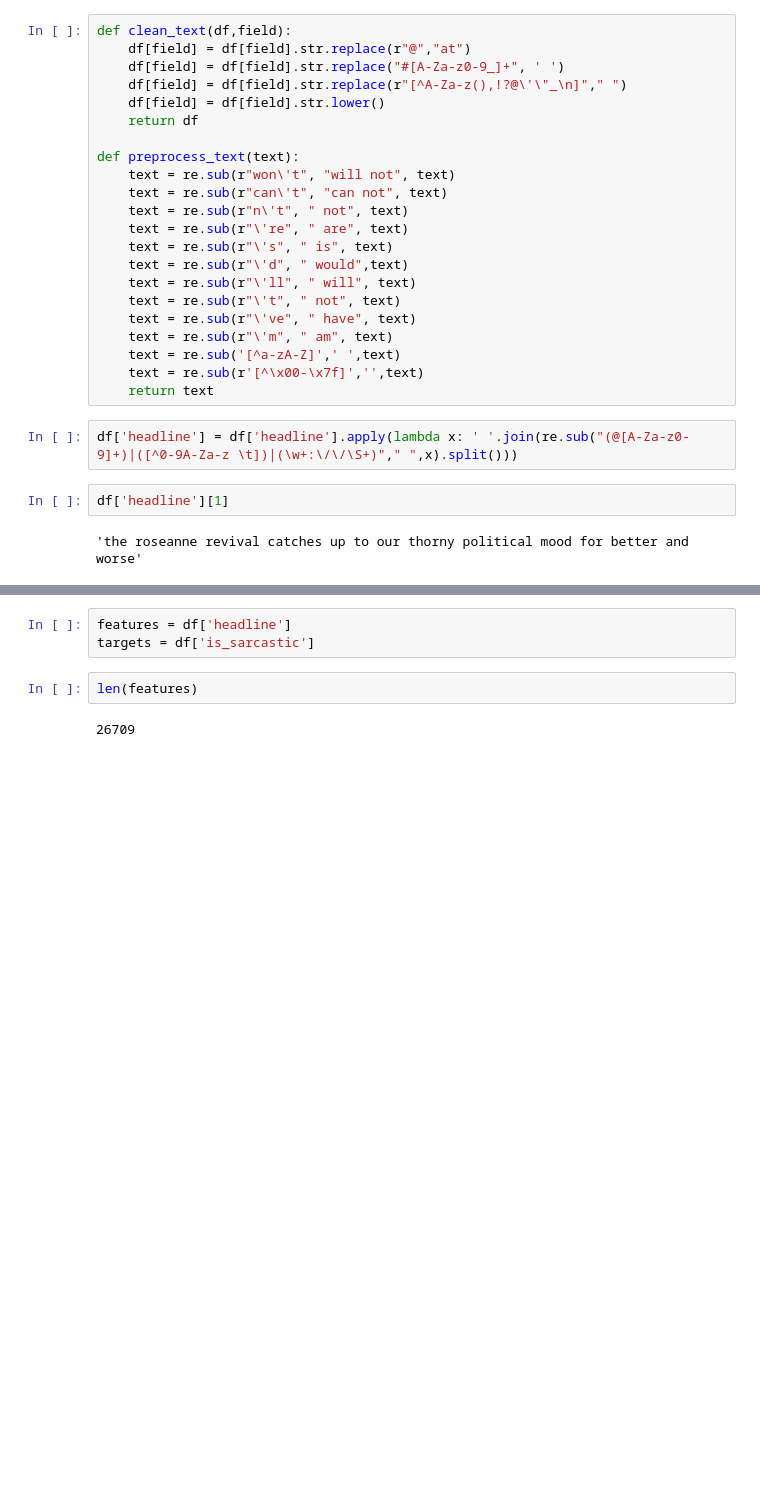
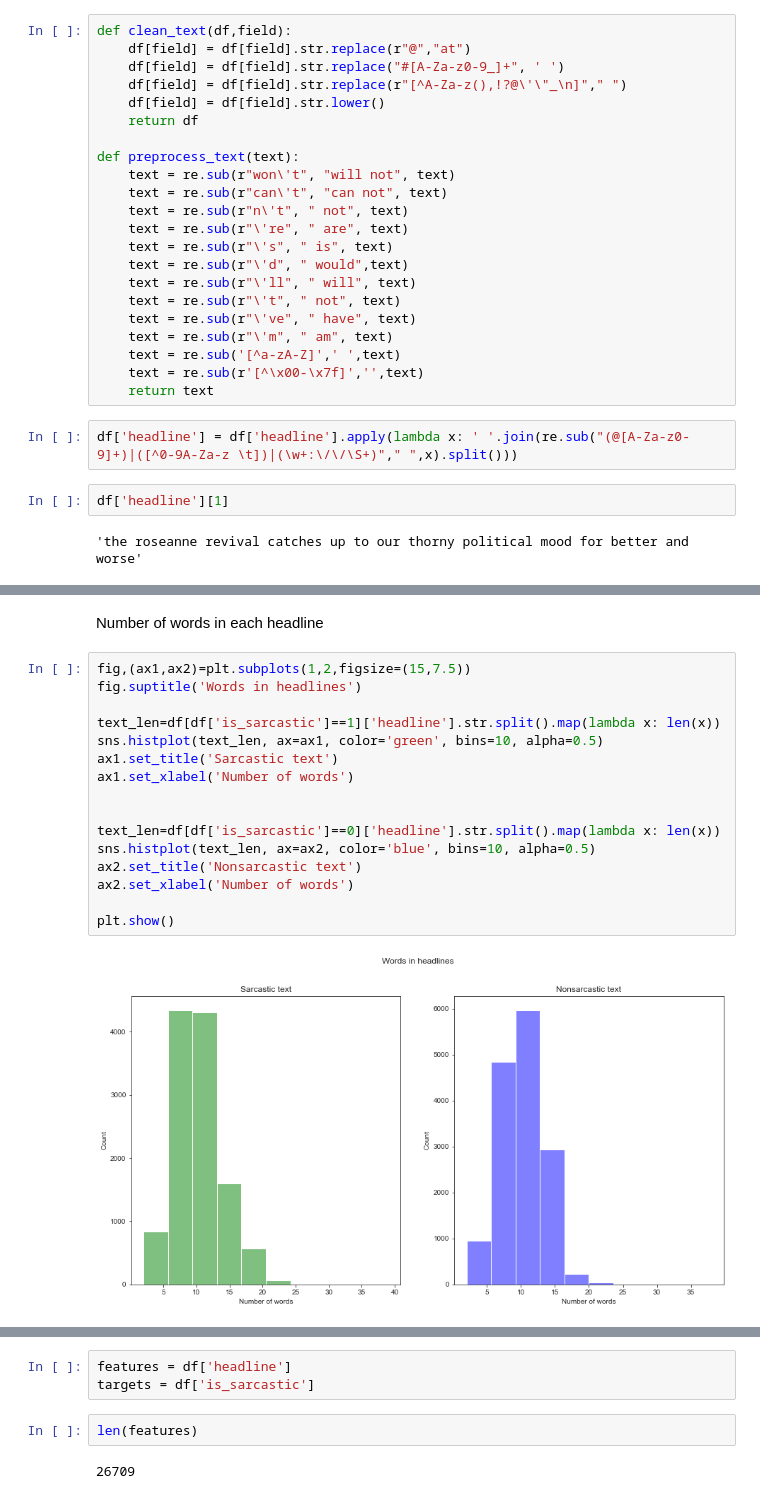
Before and after one commit to Starfish00/CourseProject, a Jupyter notebook: 410FP_A.ipynb, the cells around one changed output, grey strips where cells are left out. Saved outputs shown, nothing was run; the diff lists cells and outputs as text; blank space fills up the shorter version.

```diff
--- a/410FP_A.ipynb
+++ b/410FP_A.ipynb
@@ -98,0 +143,20 @@ df['headline'][1]
+# %% [markdown]
+Number of words in each headline
+# %%
+fig,(ax1,ax2)=plt.subplots(1,2,figsize=(15,7.5))
+fig.suptitle('Words in headlines')
+
+text_len=df[df['is_sarcastic']==1]['headline'].str.split().map(lambda x: len(x))
+sns.histplot(text_len, ax=ax1, color='green', bins=10, alpha=0.5)
+ax1.set_title('Sarcastic text')
+ax1.set_xlabel('Number of words')
+
+
+text_len=df[df['is_sarcastic']==0]['headline'].str.split().map(lambda x: len(x))
+sns.histplot(text_len, ax=ax2, color='blue', bins=10, alpha=0.5)
+ax2.set_title('Nonsarcastic text')
+ax2.set_xlabel('Number of words')
+
+plt.show()
+# %% [output]
+[figure, added]
```
Also changed, not shown: parts of 11 cells of this notebook.
